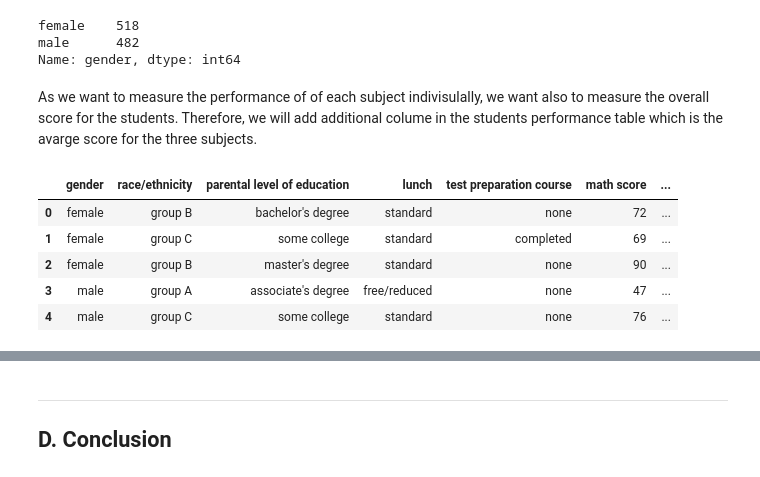
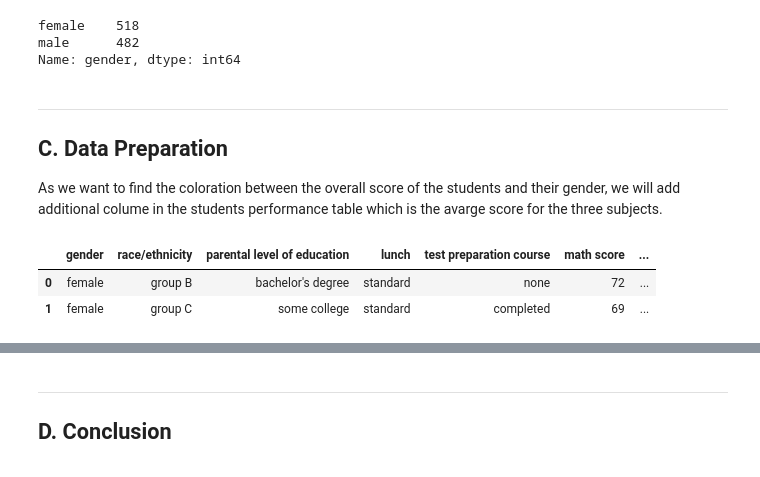
Before and after one commit to samah-balkhair/Student-Performance, a Jupyter notebook: StudentsPerformance.ipynb, the cells around one changed output, grey strips where cells are left out. Saved outputs shown, nothing was run; the diff lists cells and outputs as text; code cells hidden in the pictures.

```diff
--- a/StudentsPerformance.ipynb
+++ b/StudentsPerformance.ipynb
@@ -91,15 +94,13 @@ female    518
 male      482
 Name: gender, dtype: int64
 # %% [markdown]
-As we want to measure the performance of of each subject indivisulally, we want also to measure the overall score for the students.
-Therefore, we will add additional colume in the students performance table which is the avarge score for the three subjects.
+---
+## C. Data Preparation
+As we want to find the coloration between the overall score of the students and their gender, we will add additional colume in the students performance table which is the avarge score for the three subjects.
 # %%
 std_df['overall score']= std_df[['math score','reading score','writing score']].mean(axis=1)
-std_df.head()
+std_df.head(2)
 # %% [output]
 |  | gender | race/ethnicity | parental level of education | lunch | test preparation course | math score | ... |
 | 0 | female | group B | bachelor's degree | standard | none | 72 | ... |
 | 1 | female | group C | some college | standard | completed | 69 | ... |
-| 2 | female | group B | master's degree | standard | none | 90 | ... |
-| 3 | male | group A | associate's degree | free/reduced | none | 47 | ... |
-| 4 | male | group C | some college | standard | none | 76 | ... |
```
Also changed, not shown: parts of 26 cells of this notebook, 1 other file.
